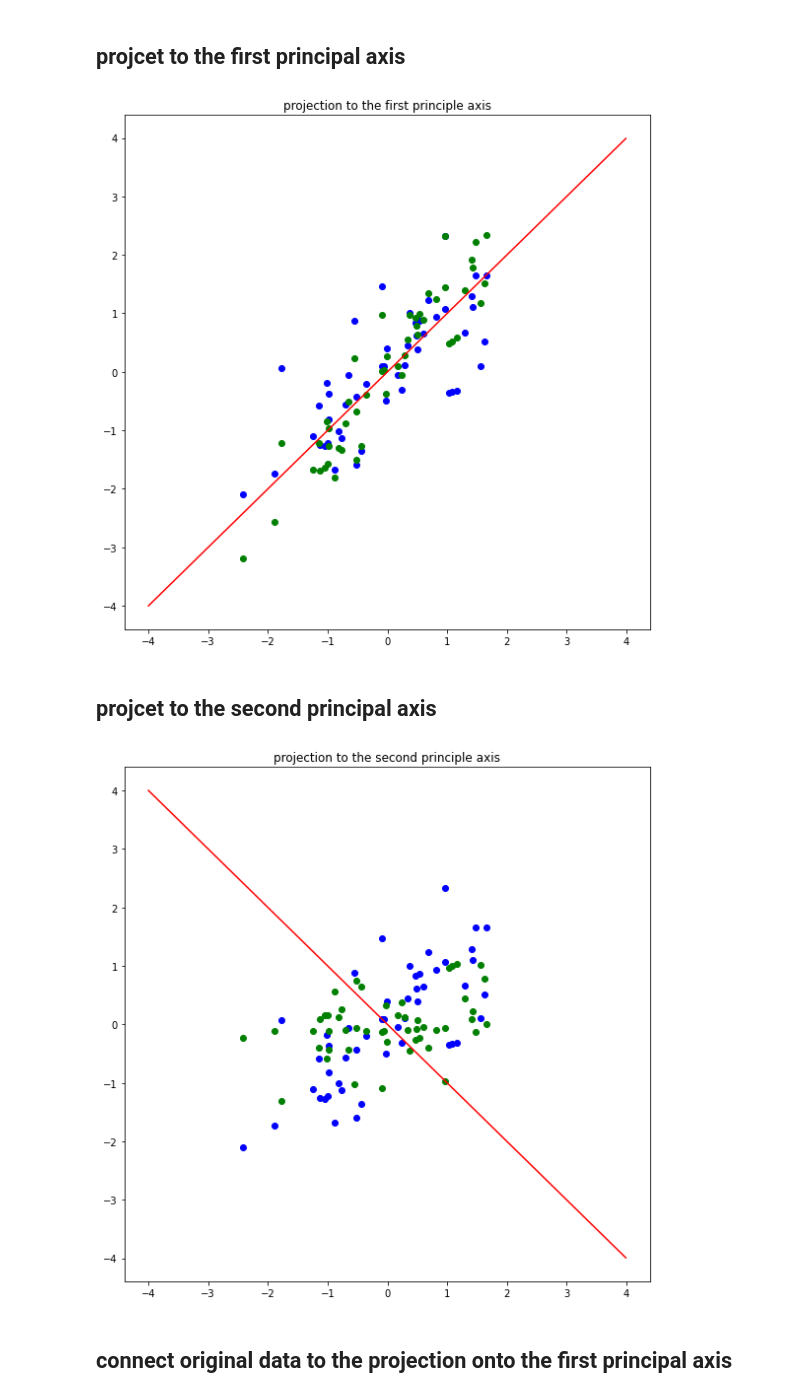
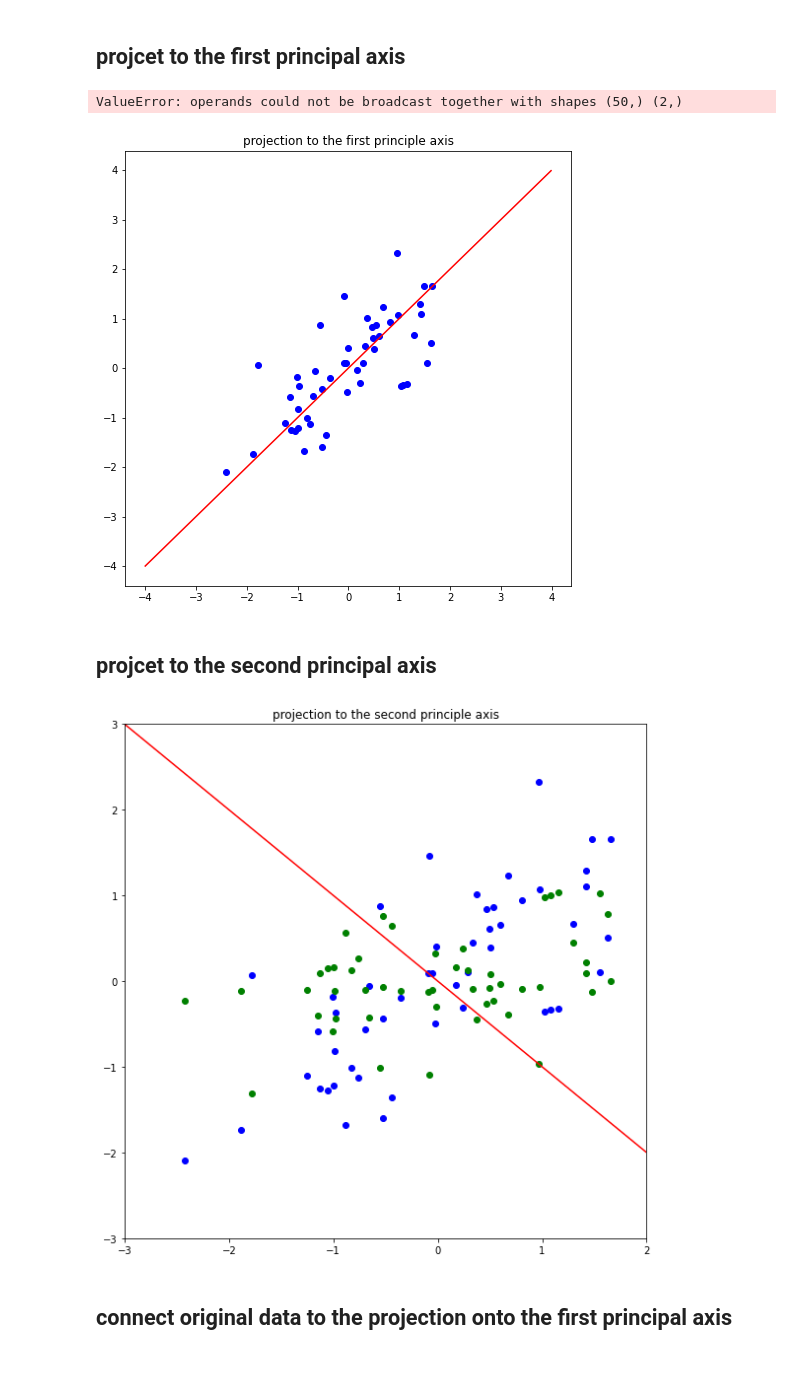
Before and after one commit to YJbonobono/assignment-machine-learning, a Jupyter notebook: 12/assignment_12_new.ipynb, the cells around one changed output. Saved outputs shown, nothing was run; the diff lists cells and outputs as text; code cells hidden in the pictures; blank space fills up the shorter version.

Commit message:
modified projection function

```diff
--- a/12/assignment_12_new.ipynb
+++ b/12/assignment_12_new.ipynb
@@ -204,7 +204,7 @@ def compute_projection_onto_line(feature, vector):
 # %% [markdown]
 ## projcet to the first principal axis
 # %%
-def plot_project_first(x, y, feature, vector):
+def plot_project_first(x, y, feature, eigvec1):
     plt.figure(figsize=(8,8))
     plt.title('projection to the first principle axis')
     # ===================================================
@@ -213,47 +213,48 @@ def plot_project_first(x, y, feature, vector):
     xx = np.arange(-4, 4, 0.01)
     plt.plot(xx, a*xx, linestyle='-', color = 'red')
     projection = compute_projection_onto_line(feature, eigvec1)
-
+    new = projection*eigvec1
     for i in range(50):
-        plt.scatter(feature[i][0], projection[i], color='green')
+        plt.scatter(new[:,0], new[:,1], color='green')
 
 
-    #plt.xlim(-3, 2)
-    #plt.ylim(-3, 3)
+    plt.xlim(-3, 2)
+    plt.ylim(-3, 3)
     # ===================================================
     plt.tight_layout()
     plt.show()
 plot_project_first(x, y, feature, eigvec1)
 # %% [output]
+ValueError: operands could not be broadcast together with shapes (50,) (2,)
-[figure, old version]
+[figure, new version]
 # %% [markdown]
 ## projcet to the second principal axis
 # %%
-def plot_project_first(x, y, feature, vector):
+def plot_project_second(x, y, feature, eigvec2):
     plt.figure(figsize=(8,8))
     plt.title('projection to the second principle axis')
     # ===================================================
 
     plt.scatter(x, y, color='blue')
     a = eigvec2[1]/eigvec2[0]
     xx = np.arange(-4, 4, 0.01)
     plt.plot(xx, a*xx, linestyle='-', color = 'red')
     projection = compute_projection_onto_line(feature, eigvec2)
 
     for i in range(50):
         plt.scatter(feature[i][0], projection[i], color='green')
     #plt.scatter(x, projection, color = 'green')
 
 
-    #plt.xlim(-3, 2)
-    #plt.ylim(-3, 3)
+    plt.xlim(-3, 2)
+    plt.ylim(-3, 3)
     # ===================================================
     plt.tight_layout()
     plt.show()
 
 
-plot_project_first(x, y, feature, eigvec1)
+plot_project_second(x, y, feature, eigvec2)
 # %% [output]
-[figure, old version]
+[figure, new version]
 # %% [markdown]
 ## connect original data to the projection onto the first principal axis
```
Also changed, not shown: parts of 11 cells of this notebook.
